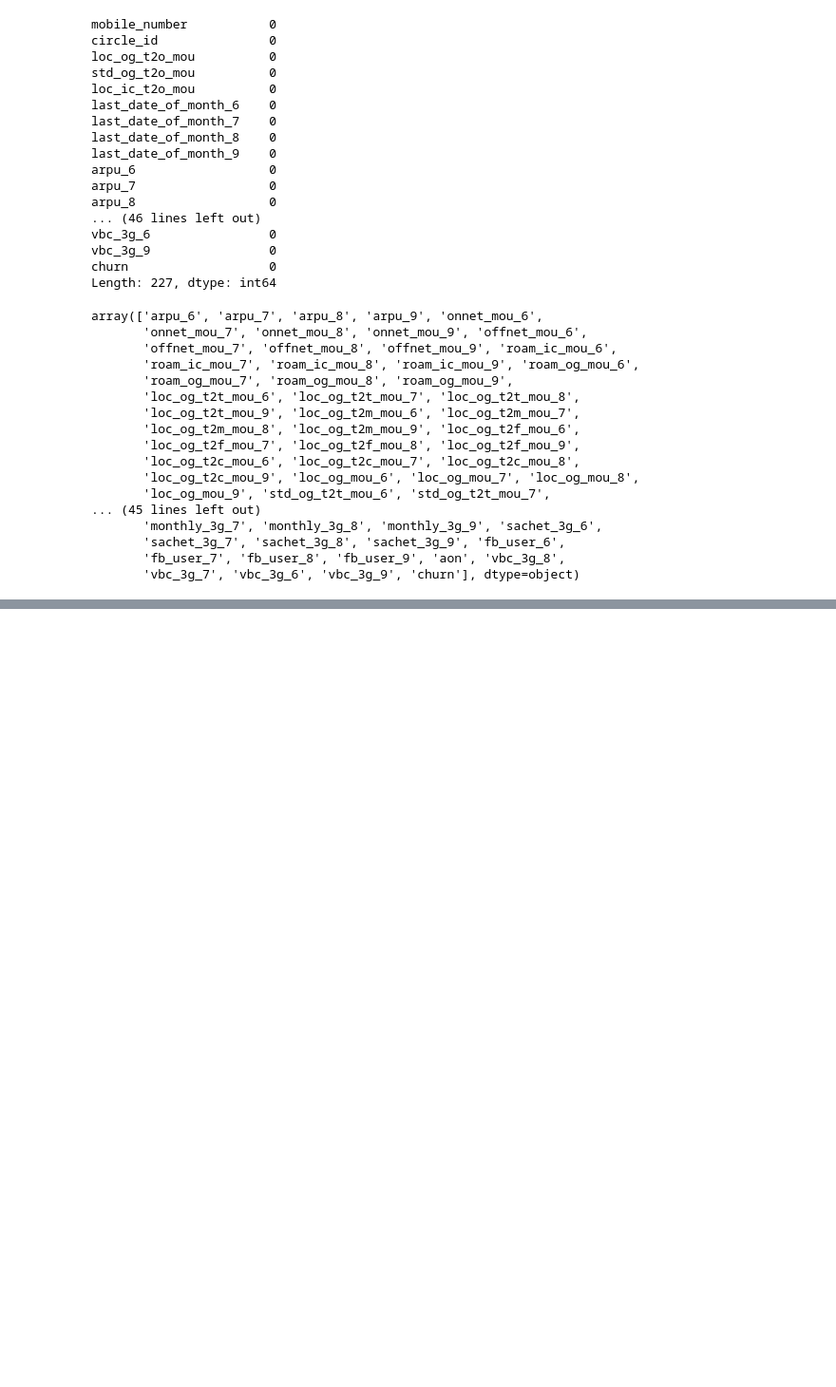
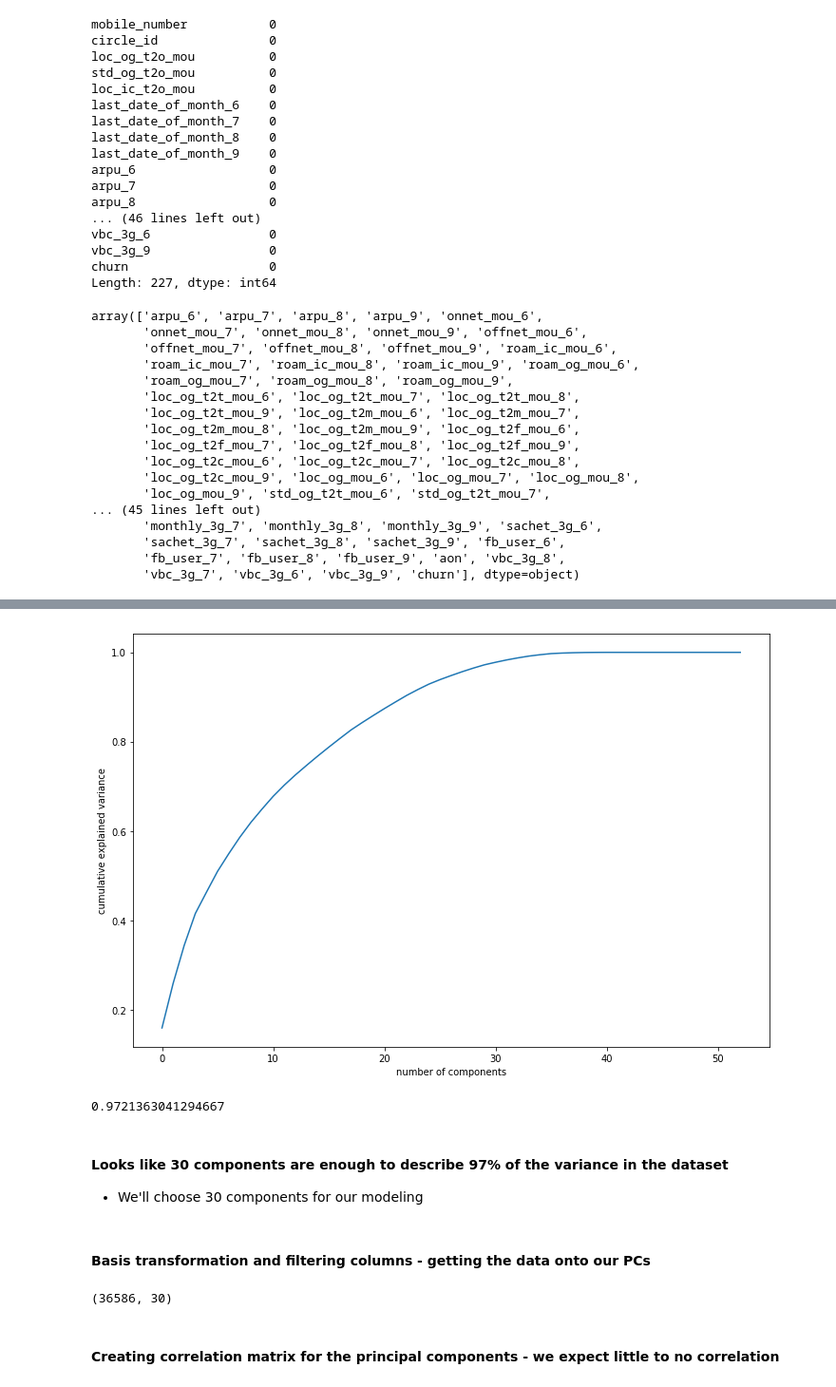
Before and after one commit to rushil94/telecom_churn_ml, a Jupyter notebook: telecom_red_devil.ipynb, the cells around one changed output, grey strips where cells are left out. Shown at 95% size. Cells and saved outputs as stored; diff of their text form; code cells hidden in the pictures; blank space fills up the shorter version.

```diff
--- a/telecom_red_devil.ipynb
+++ b/telecom_red_devil.ipynb
@@ -345,0 +558,2 @@ array(['arpu_6', 'arpu_7', 'arpu_8', 'arpu_9', 'onnet_mou_6',
+# %%
+X_train_smote, y_train_smote = smote.fit_sample(X_train,y_train)
@@ -345,0 +678,14 @@ array(['arpu_6', 'arpu_7', 'arpu_8', 'arpu_9', 'onnet_mou_6',
+# %%
+#Making the screeplot - plotting the cumulative variance against the number of components
+%matplotlib inline
+fig = plt.figure(figsize = (12,8))
+plt.plot(np.cumsum(pca.explained_variance_ratio_))
+plt.xlabel('number of components')
+plt.ylabel('cumulative explained variance')
+plt.show()
+# %% [output]
+[figure, added]
+# %%
+pca.explained_variance_ratio_[0:30].sum()
+# %% [output]
+0.9721363041294667
@@ -345,0 +696,10 @@ array(['arpu_6', 'arpu_7', 'arpu_8', 'arpu_9', 'onnet_mou_6',
+# %% [markdown]
+#### Looks like 30 components are enough to describe 97% of the variance in the dataset
+- We'll choose 30 components for our modeling
+# %% [markdown]
+#### Basis transformation and filtering columns - getting the data onto our PCs
+# %%
+df_train_pca = pca_final.fit_transform(X_train_smote)
+df_train_pca.shape
+# %% [output]
+(36586, 30)
@@ -345,0 +708,2 @@ array(['arpu_6', 'arpu_7', 'arpu_8', 'arpu_9', 'onnet_mou_6',
+# %% [markdown]
+#### Creating correlation matrix for the principal components - we expect little to no correlation
```
Also changed, not shown: parts of 61 cells of this notebook.
